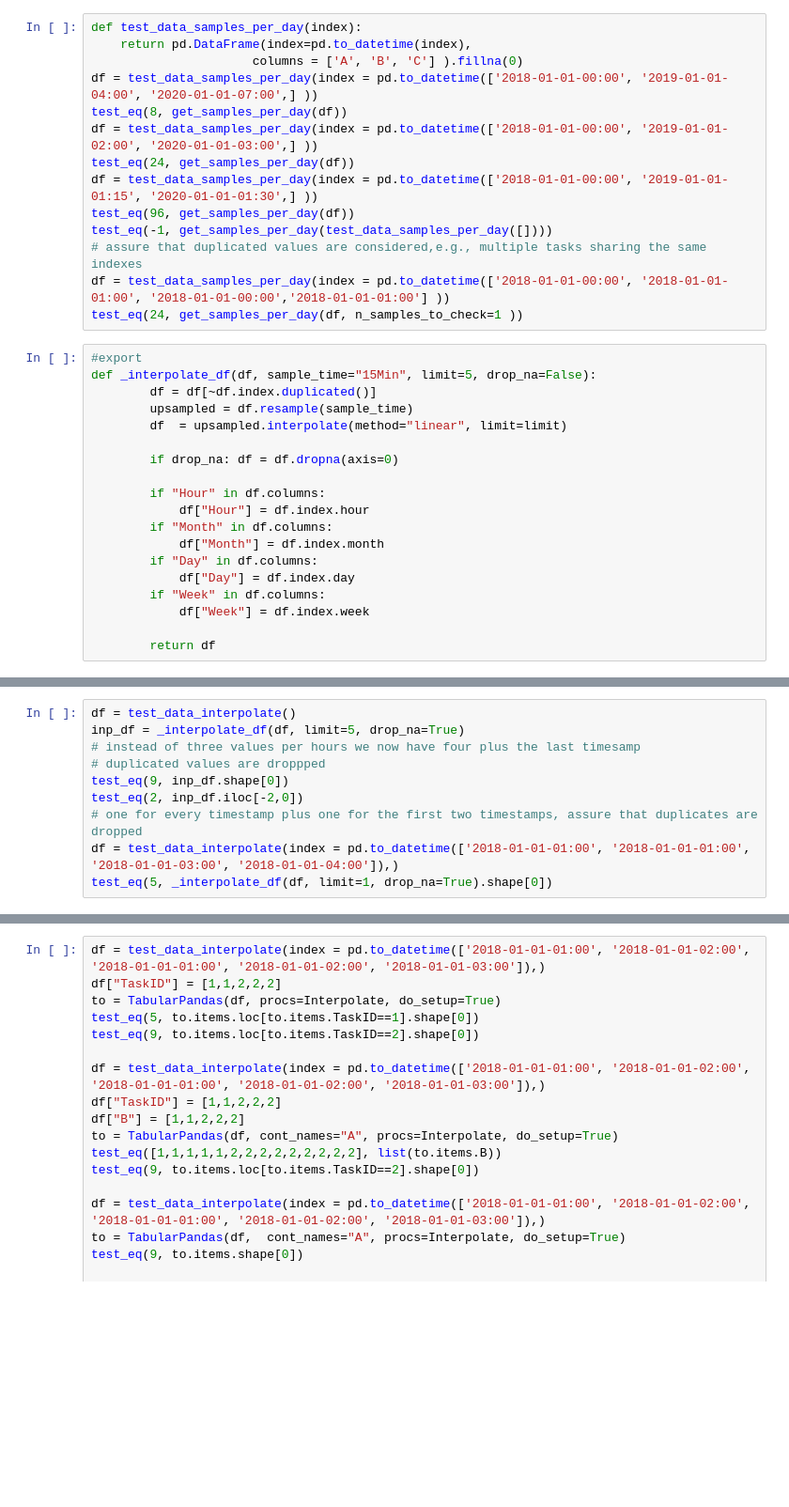
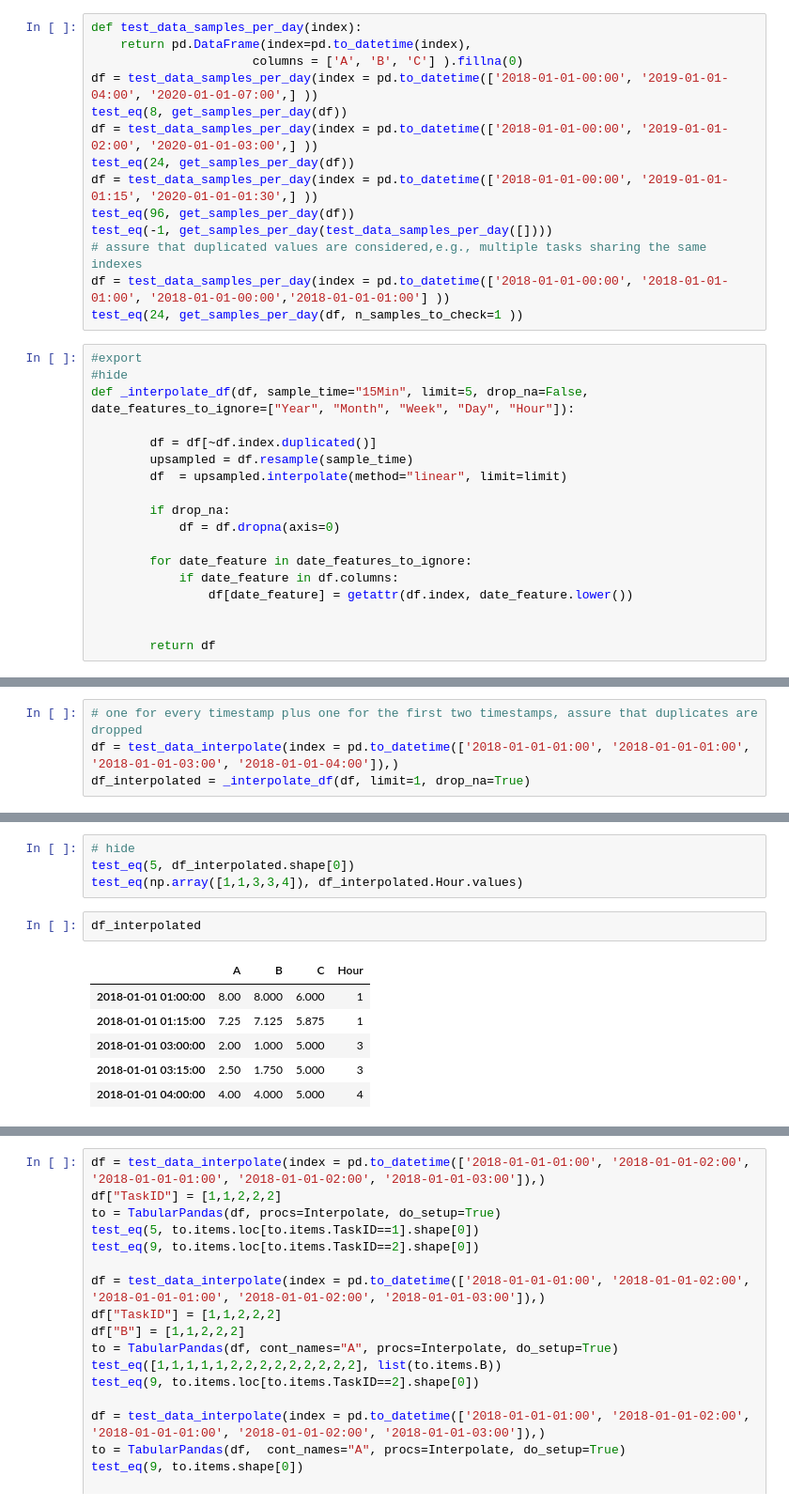
Before and after one commit to scribbler00/fastrenewables, a Jupyter notebook: nbs/01_tabular.core.ipynb, the cells around one changed output, grey strips where cells are left out. Shown at 94% size. Drawn from its saved outputs; the diff is of its cells as text; blank space fills up the shorter version.

```diff
--- a/nbs/01_tabular.core.ipynb
+++ b/nbs/01_tabular.core.ipynb
@@ -227,21 +252,20 @@ df = test_data_samples_per_day(index = pd.to_datetime(['2018-01-01-00:00', '2018
 test_eq(24, get_samples_per_day(df, n_samples_to_check=1 ))
 # %%
 #export
-def _interpolate_df(df, sample_time="15Min", limit=5, drop_na=False):
+#hide
+def _interpolate_df(df, sample_time="15Min", limit=5, drop_na=False, date_features_to_ignore=["Year", "Month", "Week", "Day", "Hour"]):
+
         df = df[~df.index.duplicated()]
         upsampled = df.resample(sample_time)
         df  = upsampled.interpolate(method="linear", limit=limit)
 
-        if drop_na: df = df.dropna(axis=0)
+        if drop_na:
+            df = df.dropna(axis=0)
 
-        if "Hour" in df.columns:
-            df["Hour"] = df.index.hour
-        if "Month" in df.columns:
-            df["Month"] = df.index.month
-        if "Day" in df.columns:
-            df["Day"] = df.index.day
-        if "Week" in df.columns:
-            df["Week"] = df.index.week
+        for date_feature in date_features_to_ignore:
+            if date_feature in df.columns:
+                df[date_feature] = getattr(df.index, date_feature.lower())
+
 
         return df
 # %%
@@ -254,10 +289,4 @@ def test_data_interpolate(index=pd.to_datetime(['2018-01-01-01:00', '2018-01-01-
 # %%
-df = test_data_interpolate()
-inp_df = _interpolate_df(df, limit=5, drop_na=True)
-# instead of three values per hours we now have four plus the last timesamp
-# duplicated values are droppped
-test_eq(9, inp_df.shape[0])
-test_eq(2, inp_df.iloc[-2,0])
 # one for every timestamp plus one for the first two timestamps, assure that duplicates are dropped
 df = test_data_interpolate(index = pd.to_datetime(['2018-01-01-01:00', '2018-01-01-01:00', '2018-01-01-03:00', '2018-01-01-04:00']),)
-test_eq(5, _interpolate_df(df, limit=1, drop_na=True).shape[0])
+df_interpolated = _interpolate_df(df, limit=1, drop_na=True)
@@ -264,2 +301,15 @@ test_eq(5, _interpolate_df(df, limit=1, drop_na=True).shape[0])
+# %%
+# hide
+test_eq(5, df_interpolated.shape[0])
+test_eq(np.array([1,1,3,3,4]), df_interpolated.Hour.values)
+# %%
+df_interpolated
+# %% [output]
+|  | A | B | C | Hour |
+| 2018-01-01 01:00:00 | 8.00 | 8.000 | 6.000 | 1 |
+| 2018-01-01 01:15:00 | 7.25 | 7.125 | 5.875 | 1 |
+| 2018-01-01 03:00:00 | 2.00 | 1.000 | 5.000 | 3 |
+| 2018-01-01 03:15:00 | 2.50 | 1.750 | 5.000 | 3 |
+| 2018-01-01 04:00:00 | 4.00 | 4.000 | 5.000 | 4 |
 # %%
 #export
```
Also changed, not shown: parts of 38 cells of this notebook, 6 other files.
